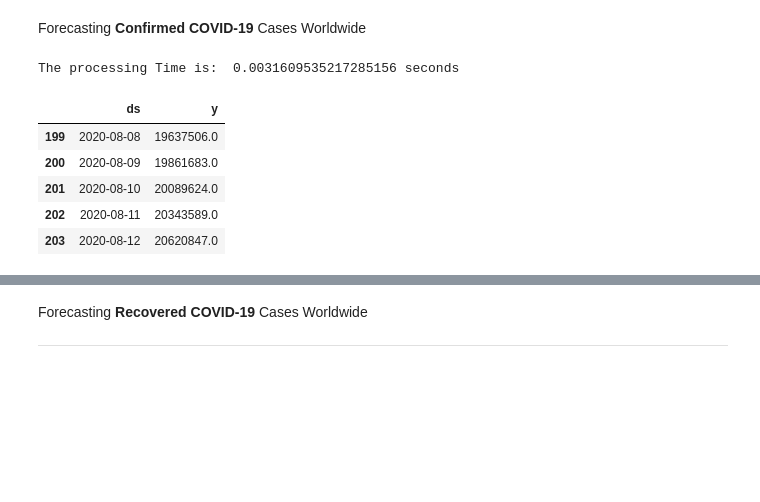
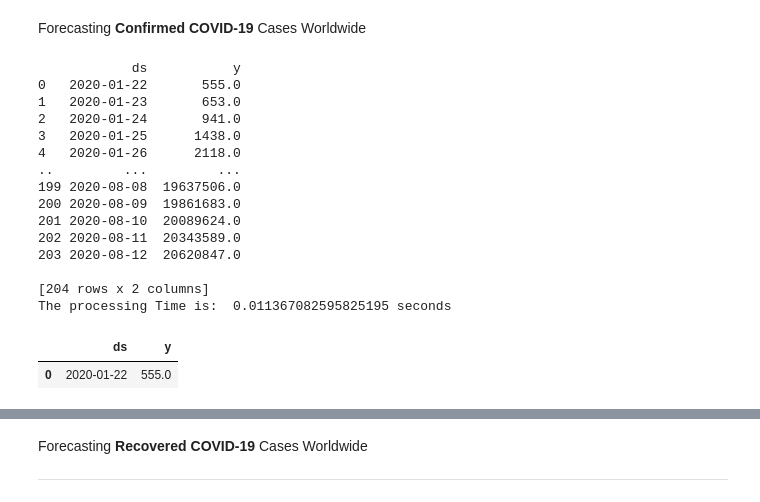
Before and after one commit to shahidulislamkhokon/COVID-19, a Jupyter notebook: Big_data_project.ipynb, the cells around one changed output, grey strips where cells are left out. Saved outputs shown, nothing was run; the diff lists cells and outputs as text; code cells hidden in the pictures; blank space fills up the shorter version.

```diff
--- a/Big_data_project.ipynb
+++ b/Big_data_project.ipynb
@@ -873,17 +875,29 @@ Forecasting **Confirmed COVID-19** Cases Worldwide
 t=time()
 confirmed_case.columns = ['ds','y']
 confirmed_case['ds'] = pd.to_datetime(confirmed_case['ds'])
+print(confirmed_case)
 print("The processing Time is: ", time()- t,"seconds")
 # %% [output]
-The processing Time is:  0.0031609535217285156 seconds
+            ds           y
+0   2020-01-22       555.0
+1   2020-01-23       653.0
+2   2020-01-24       941.0
+3   2020-01-25      1438.0
+4   2020-01-26      2118.0
+..         ...         ...
+199 2020-08-08  19637506.0
+200 2020-08-09  19861683.0
+201 2020-08-10  20089624.0
+202 2020-08-11  20343589.0
+203 2020-08-12  20620847.0
+
+[204 rows x 2 columns]
+The processing Time is:  0.011367082595825195 seconds
 # %%
 t=time()
-confirmed_case.tail()
+confirmed_case.head(1)
+#confirmed_case.tail(1)
 #print("The processing Time is: ", time()- t,"seconds")
 # %% [output]
 |  | ds | y |
-| 199 | 2020-08-08 | 19637506.0 |
-| 200 | 2020-08-09 | 19861683.0 |
-| 201 | 2020-08-10 | 20089624.0 |
-| 202 | 2020-08-11 | 20343589.0 |
-| 203 | 2020-08-12 | 20620847.0 |
+| 0 | 2020-01-22 | 555.0 |
```
Also changed, not shown: parts of 56 cells of this notebook.
